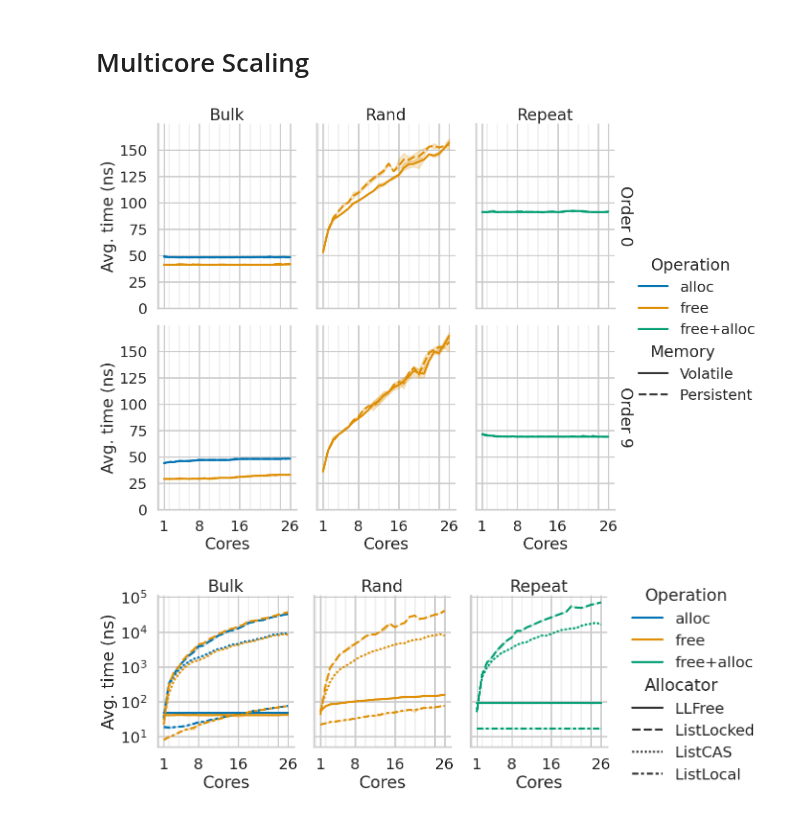
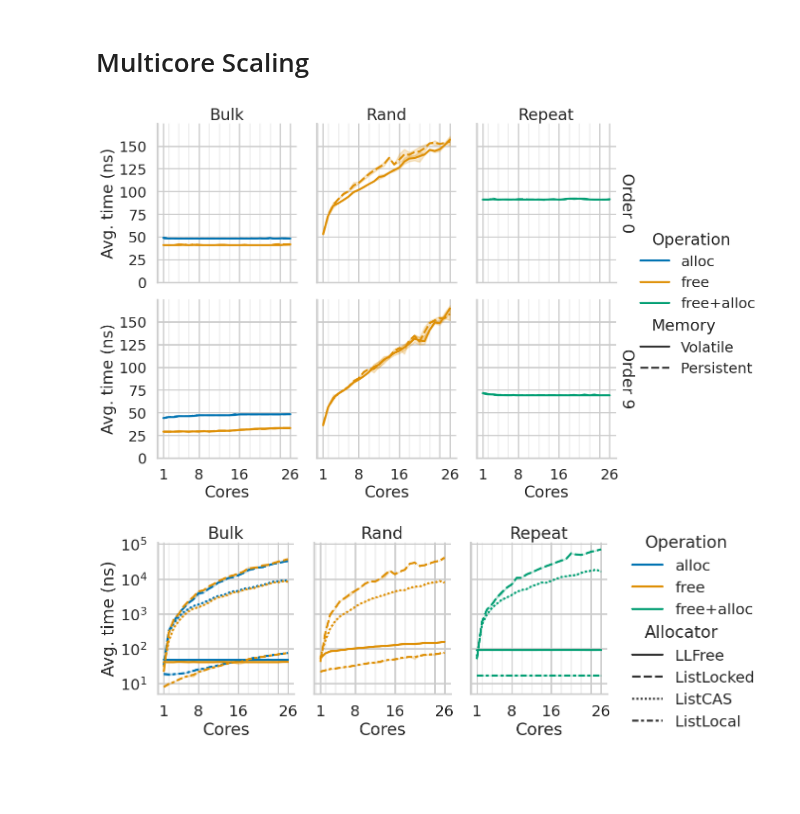
Before and after one commit to luhsra/llfree-bench, a Jupyter notebook: allocator.ipynb, the cells around one changed output. Saved outputs shown, nothing was run; the diff lists cells and outputs as text; code cells hidden in the pictures; blank space fills up the shorter version.

Commit message:
:art: Shrink plots

```diff
--- a/allocator.ipynb
+++ b/allocator.ipynb
@@ -100,35 +100,35 @@ data_v["Memory"] = "Volatile"
 data_p = read_all_bench(peristent_cores, [0, 9])
 data_p["Memory"] = "Persistent"
 
 data = pd.concat([data_v, data_p])
 pgd = data[["bench", "order", "cores", "Memory", "alloc", "free", "free+alloc"]].melt(
     id_vars=["bench", "order", "cores", "Memory"],
     value_vars=["alloc", "free", "free+alloc"], value_name="time", var_name="Operation")
 
 with sns.plotting_context("poster"):
     g = sns.FacetGrid(data=pgd, row="order", col="bench", col_order=col_order,
-                      height=5, aspect=0.8, margin_titles=True)
+                      height=4.5, aspect=0.9, margin_titles=True)
     g.map_dataframe(sns.lineplot, x="cores", y="time",
                     style="Memory", hue="Operation")
     g.add_legend(adjust_subtitles=True)
 
     g.set(xticks=[1, 8, 16, 24, 26])
     for ax in g.axes_dict.values():
         ax.set_xticks(list(range(0, 27, 2)), minor=True)
         ax.grid(which="minor", alpha=0.3)
     g.set(xticklabels=[1, 8, 16, "", 26])
 
     g.set(ylim=(0, None))
     # g.set(ylim=(1, 10**5 * 1.5))
     # g.set(yscale="log")
     g.set(ylabel="Avg. time (ns)")
     g.set(xlabel="Cores")
     g.set_titles(col_template="{col_name}", row_template="Order {row_name}")
     g.savefig("out/llfree_cores.pdf")
 
 save_dref("llfree_cores", ["Memory", "bench", "order", "cores", "Operation"], pgd)
 # %% [output]
-[figure, old version]
+[figure, new version]
 # %%
 data_v = read_all_bench(volatile_cores, [0])
 data_v["Allocator"] = "LLFree"
```
Also changed, not shown: 7 other files.
